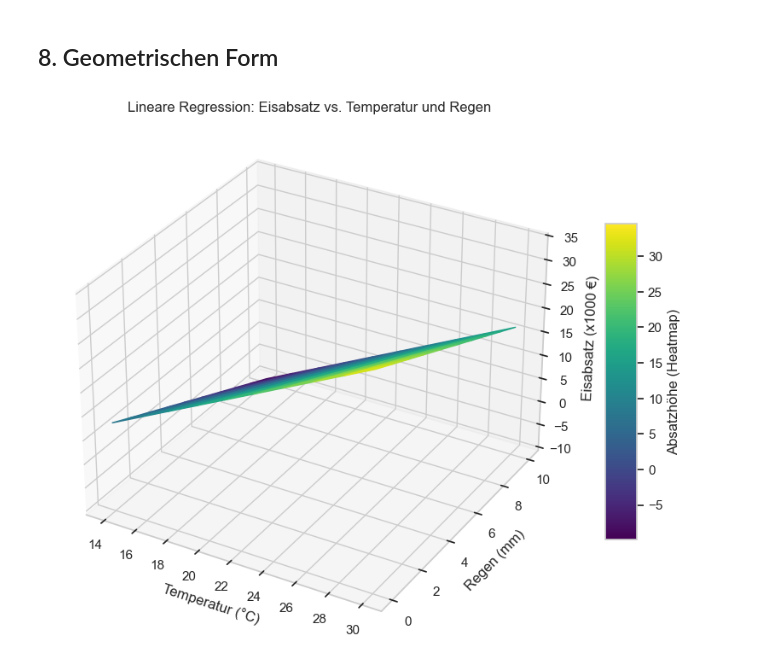
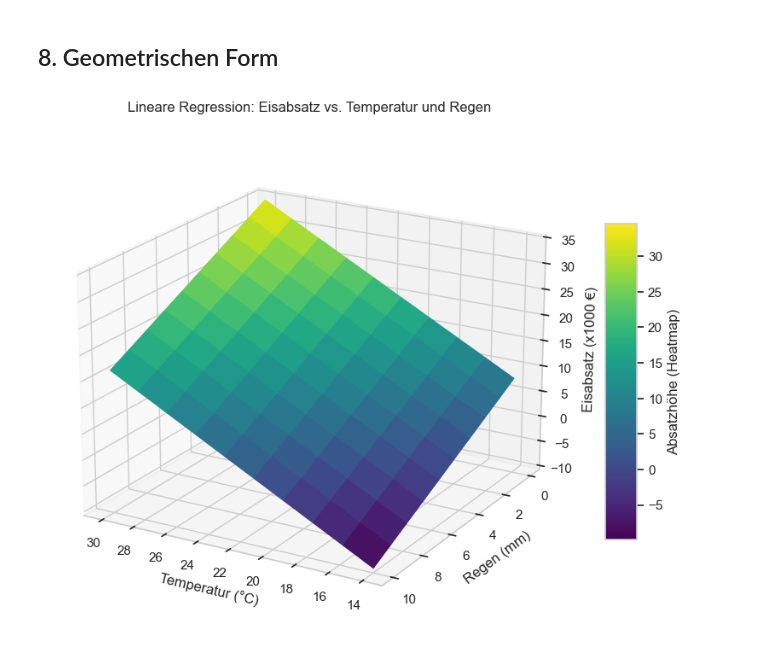
Before and after one commit to Ssaammyy36/Kurs-KI-Abgabe-1, a Jupyter notebook: Aufgabe_5/Aufgabe_5.ipynb, the cells around one changed output. Saved outputs shown, nothing was run; the diff lists cells and outputs as text; code cells hidden in the pictures.

```diff
--- a/Aufgabe_5/Aufgabe_5.ipynb
+++ b/Aufgabe_5/Aufgabe_5.ipynb
@@ -328,23 +300,22 @@ Die Ergebnisse wurden erfolgreich in die Datei 'Data\Ergebnisse_Eisverkauf_Progn
 # %%
 # 3D-Plot erstellen
 fig = plt.figure(figsize=(10, 8))
 ax = fig.add_subplot(111, projection='3d')
 
-from matplotlib import cm
 norm = plt.Normalize(z_surf.min(), z_surf.max())
 face_colors = cm.viridis(norm(z_surf))
 
 surf = ax.plot_surface(x_surf, y_surf, z_surf, facecolors=face_colors, shade=False)
 
 ax.set_xlabel('Temperatur (°C)')
 ax.set_ylabel('Regen (mm)')
 ax.set_zlabel('Eisabsatz (x1000 €)')
 ax.set_title('Lineare Regression: Eisabsatz vs. Temperatur und Regen')
+ax.view_init(elev=20, azim=120)
 
-# Wenn `facecolors` manuell gesetzt wird, benötigt die Colorbar ein separates "mappable"-Objekt.
 mappable = cm.ScalarMappable(cmap=cm.viridis, norm=norm)
 fig.colorbar(mappable, ax=ax, shrink=0.6, aspect=10, label='Absatzhöhe (Heatmap)')
 
 plt.show()
 # %% [output]
-[figure, old version]
+[figure, new version]
```
Also changed, not shown: parts of 11 cells of this notebook, 7 other files.
